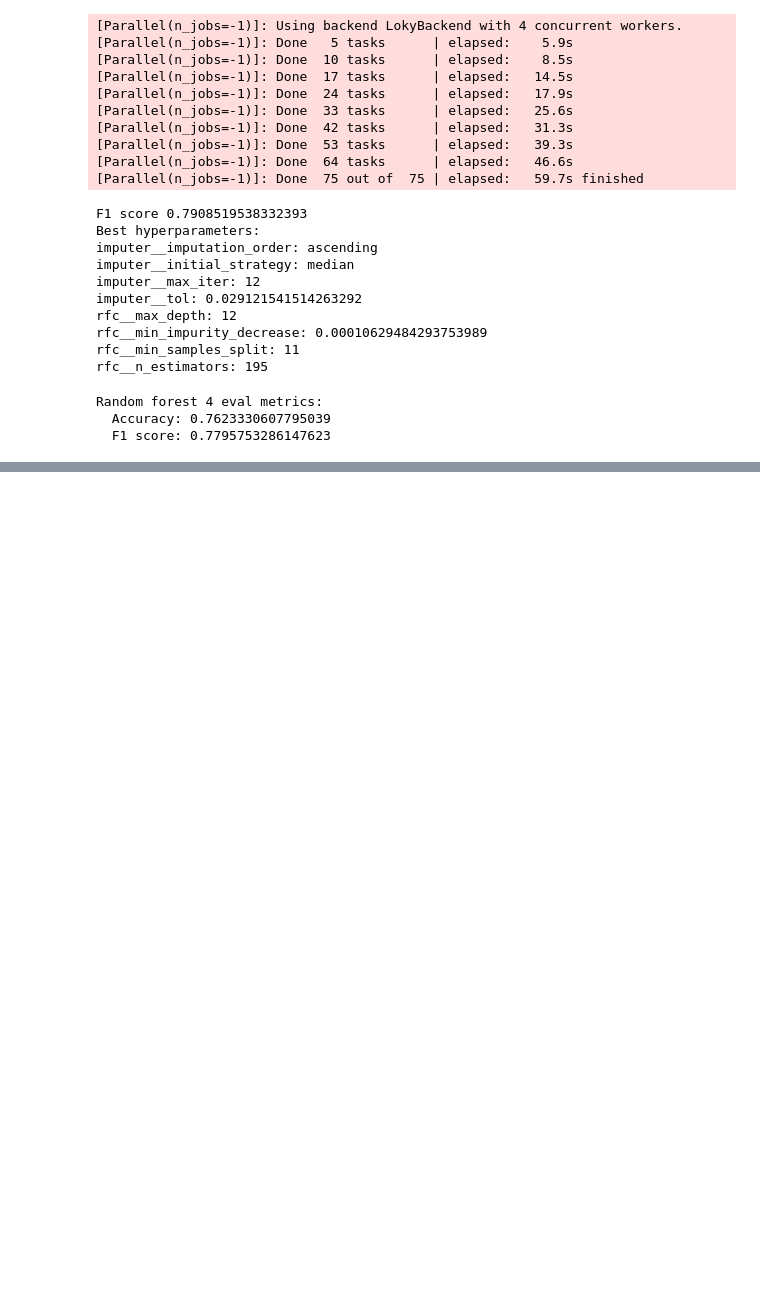
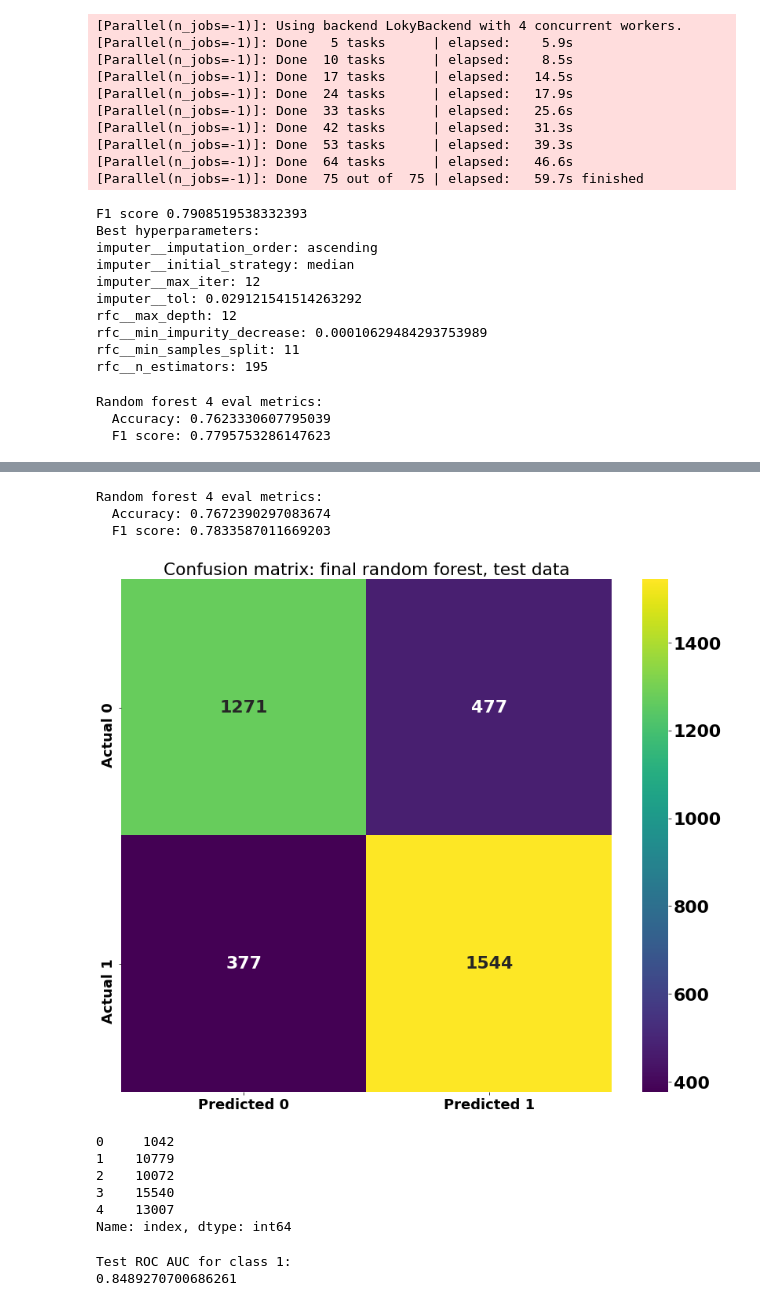
Before and after one commit to tobias-fyi/vela, a Jupyter notebook: ds/projects/print_fiction/print_fiction_2-06_full_sync.ipynb, the cells around one changed output, grey strips where cells are left out. Drawn from its saved outputs; the diff is of its cells as text; code cells hidden in the pictures; blank space fills up the shorter version.

Commit message:
Finished syncing up print(fiction) notebook to article and brainstormed some ideas for yoga pose blog post

```diff
--- a/ds/projects/print_fiction/print_fiction_2-06_full_sync.ipynb
+++ b/ds/projects/print_fiction/print_fiction_2-06_full_sync.ipynb
@@ -136,0 +203,17 @@ The raw output from the scraper took the form of a series of JSON files. I wrote
+# %%
+def book_pub_date(df):
+    """Deconcatenates book publish_date to three separate features
+    for year, month, and day. Drops the original publish_date feature.
+    """
+    # === The Pandas method === #
+    # Convert the "publish_date" column to datetime
+    df["publish_date"] = pd.to_datetime(df["publish_date"], errors="coerce", infer_datetime_format=True)
+
+    # Break out "publish_date" into dt components
+    df["publish_year"] = df["publish_date"].dt.year
+    df["publish_month"] = df["publish_date"].dt.month
+    df["publish_day"] = df["publish_date"].dt.day
+
+    df = df.drop(columns=["publish_date"])  # Drop the OG publish_date
+
+    return df
@@ -1327,0 +1529,23 @@ This can provide some insight into the reasons for the model being incorrect, wh
+# %%
+# === How does it perform on the test data? === #
+y_pred_test_rf4 = rf4_search.predict(X_test)
+
+# Compute evaluation metrics
+print("Random forest 4 eval metrics:")
+print("  Accuracy:", accuracy_score(y_test, y_pred_test_rf4))
+print("  F1 score:", f1_score(y_test, y_pred_test_rf4))
+# %% [output]
+Random forest 4 eval metrics:
+  Accuracy: 0.7672390297083674
+  F1 score: 0.7833587011669203
+# %%
+# === Plot final confusion matrix === #
+plt.figure(figsize=(14, 12))
+plt.title("Confusion matrix: final random forest, test data")
+font = {'family' : 'normal',
+        'weight' : 'bold',
+        'size'   : 22}
+plt.rc('font', **font)
+plot_confusion_matrix(y_test, y_pred_test_rf4);
+# %% [output]
+[figure, added]
@@ -1327,0 +1556,31 @@ This can provide some insight into the reasons for the model being incorrect, wh
+# %%
+test_id.head()
+# %% [output]
+0     1042
+1    10779
+2    10072
+3    15540
+4    13007
+Name: index, dtype: int64
+# %%
+# === ROC AUC + predicted probabilities === #
+
+# Process the test data
+transformers_2 = Pipeline([
+    ("encoder", rf4_search.best_estimator_["encoder"]),
+    ("imputer", rf4_search.best_estimator_["imputer"]),
+])
+
+# Encode and impute
+X_test_transform = transformers_2.transform(X_test)
+class_index = 1
+
+# Make predictions with the trained random forest
+y_pred_proba_rf4 = rf4_search.predict_proba(X_test_transform)[:, class_index]
+
+# ROC AUC score ranges from 0-1; higher is better
+print(f'Test ROC AUC for class {class_index}:')
+print(roc_auc_score(y_test, y_pred_proba_rf4))
+# %% [output]
+Test ROC AUC for class 1:
+0.8489270700686261
```
Also changed, not shown: parts of 57 cells of this notebook, 1 other file.
